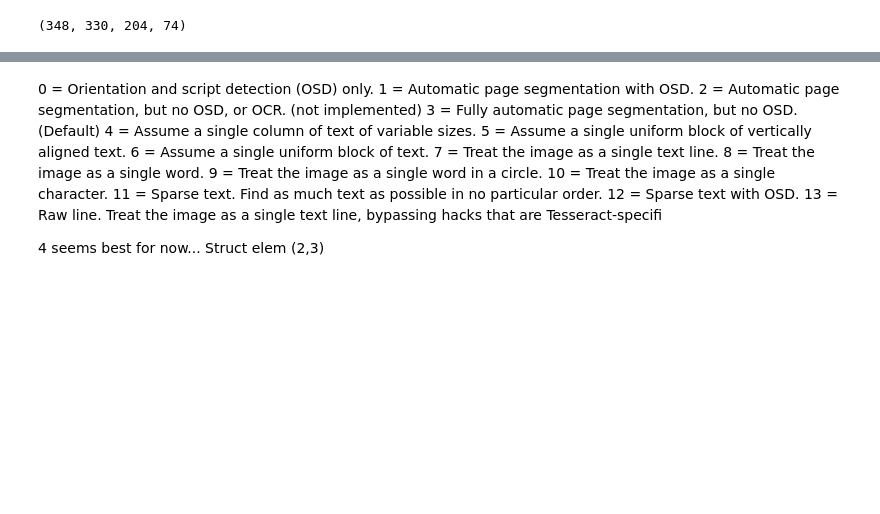
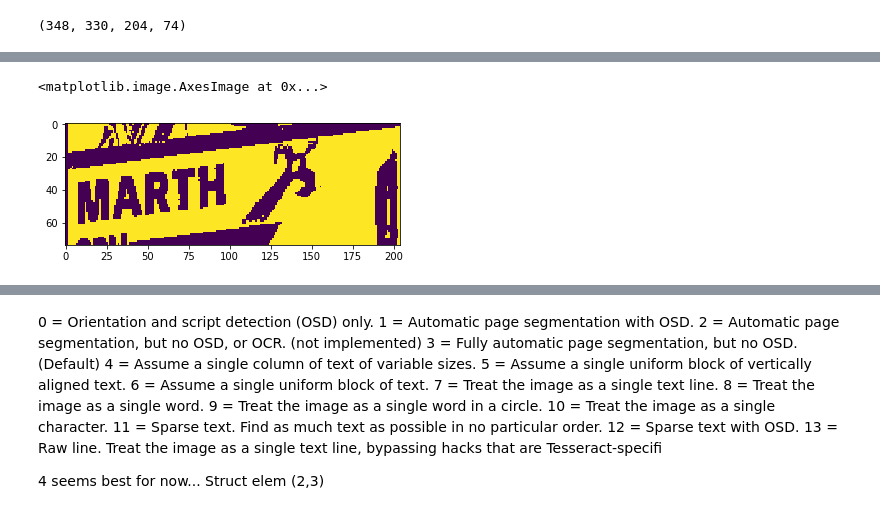
Before and after one commit to jnj16180340/clb4s, a Jupyter notebook: anal.ipynb, the cells around one changed output, grey strips where cells are left out. Drawn from its saved outputs; the diff is of its cells as text; code cells hidden in the pictures; blank space fills up the shorter version.

```diff
--- a/anal.ipynb
+++ b/anal.ipynb
@@ -54,3 +58,12 @@ plt.imshow(erosion)
+# %%
+roi=cv2.cvtColor(roi, cv2.COLOR_RGB2GRAY)
+i = cv2.adaptiveThreshold(roi,255,cv2.ADAPTIVE_THRESH_GAUSSIAN_C, cv2.THRESH_BINARY_INV,55,0)
+kernel = cv2.getStructuringElement(cv2.MORPH_CROSS,(2,2))
+erosion = cv2.dilate(i,kernel,iterations = 1)
+plt.imshow(i)
+# %% [output]
+<matplotlib.image.AxesImage at 0x...>
+[figure, added]
 # %%
 #config = ("-l eng --oem 1 --psm 7")
 config = r'--psm 9 --user-patterns "/home/nate/Projects/clb4s/fightingwords.user-patterns" "bazaar"'
```
Also changed, not shown: parts of 11 cells of this notebook, 1 other file.
